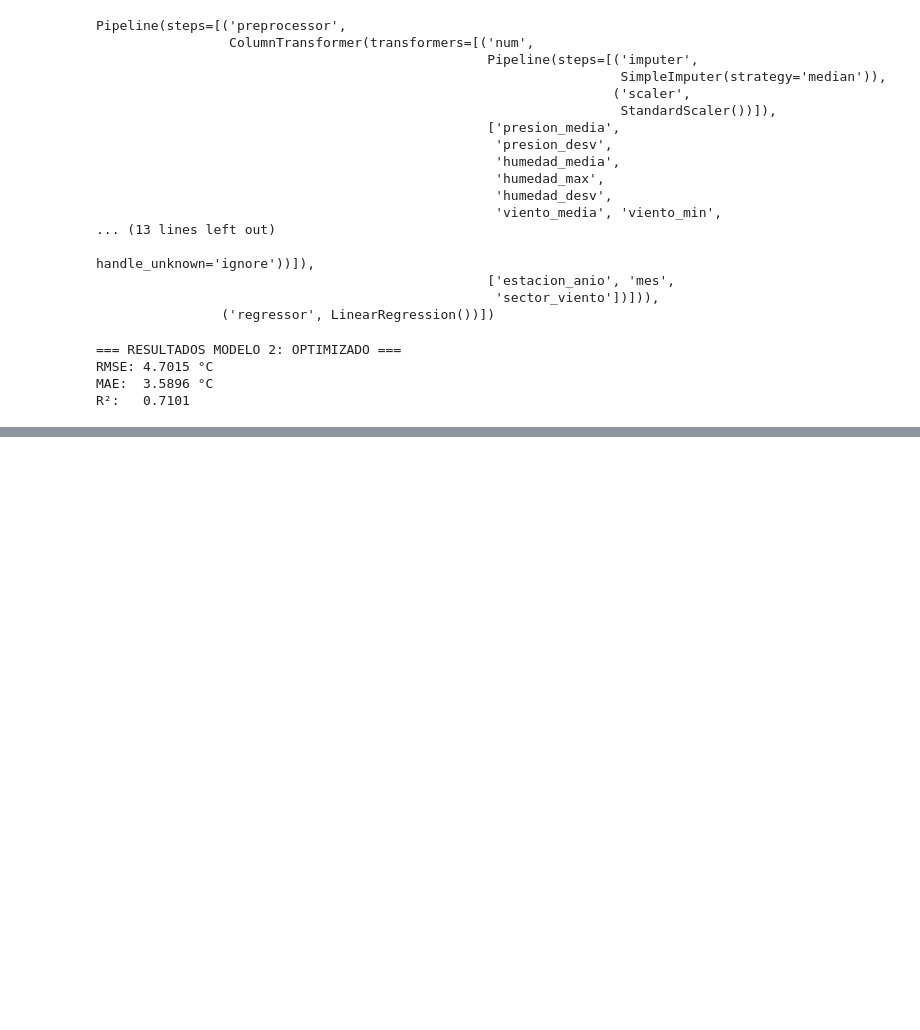
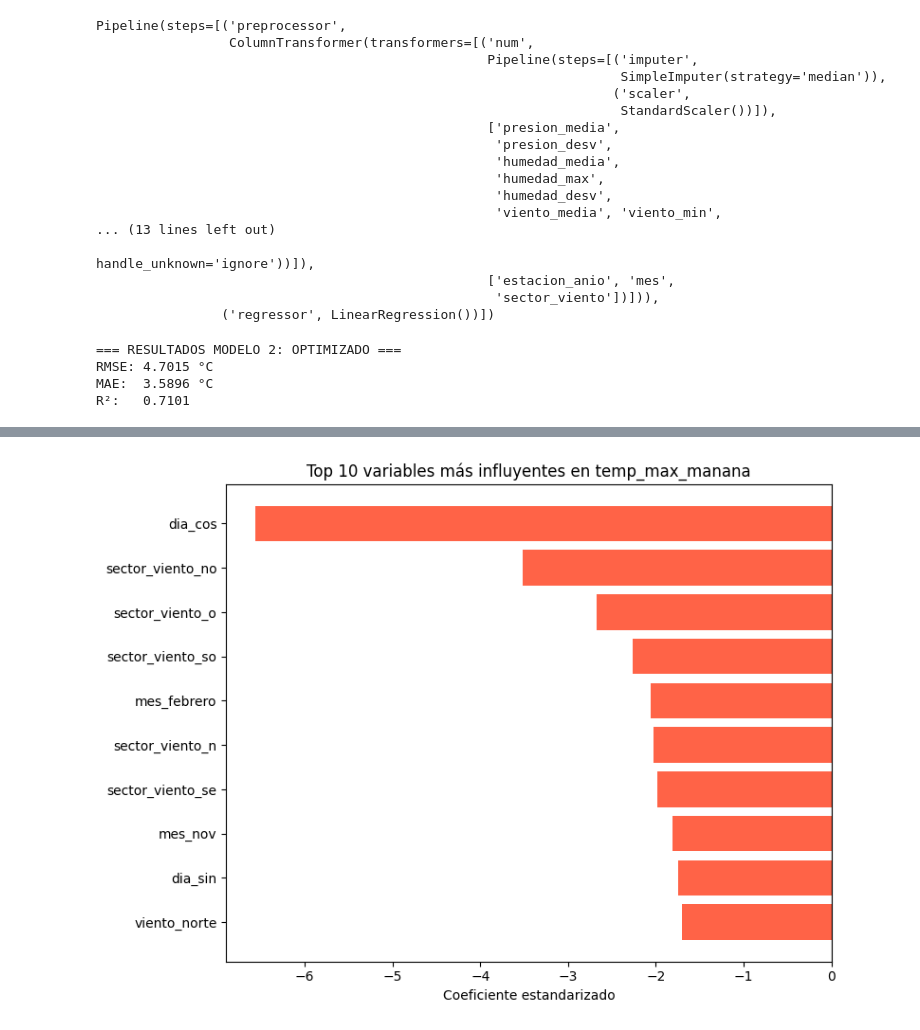
Before and after one commit to DanielEPardo/Lab1-ML, a Jupyter notebook: Laboratorio 1 - Exploración, preparación y regresión lineal.ipynb, the cells around one changed output, grey strips where cells are left out. Drawn from its saved outputs; the diff is of its cells as text; code cells hidden in the pictures; blank space fills up the shorter version.

```diff
--- a/Laboratorio 1 - Exploración, preparación y regresión lineal.ipynb
+++ b/Laboratorio 1 - Exploración, preparación y regresión lineal.ipynb
@@ -980,0 +1035,11 @@ R²:   0.7101
+# %%
+feature_names_num = num_cols
+ohe = optimized_pipeline.named_steps['preprocessor'].named_transformers_['cat'].named_steps['encoder']
+feature_names_cat = ohe.get_feature_names_out(cat_cols).tolist()
+feature_names_all = feature_names_num + feature_names_cat
+
+coefs = optimized_pipeline.named_steps['regressor'].coef_
+importancia = pd.DataFrame({'variable': feature_names_all, 'coeficiente': coefs})
+importancia['abs_coef'] = importancia['coeficiente'].abs()
+importancia = importancia.sort_values('abs_coef', ascending=False)
+importancia.head(15)
@@ -980,0 +1063,12 @@ R²:   0.7101
+# %%
+plt.figure(figsize=(8,6))
+top10 = importancia.head(10).sort_values('abs_coef')
+colors = ['tomato' if c < 0 else 'seagreen' for c in top10['coeficiente']]
+plt.barh(top10['variable'], top10['coeficiente'], color=colors)
+plt.axvline(x=0, color='black', linewidth=0.8)
+plt.xlabel('Coeficiente estandarizado')
+plt.title('Variables mas influyentes en temp_max_manana')
+plt.tight_layout()
+plt.show()
+# %% [output]
+[figure, added]
```
Also changed, not shown: parts of 26 cells of this notebook.
